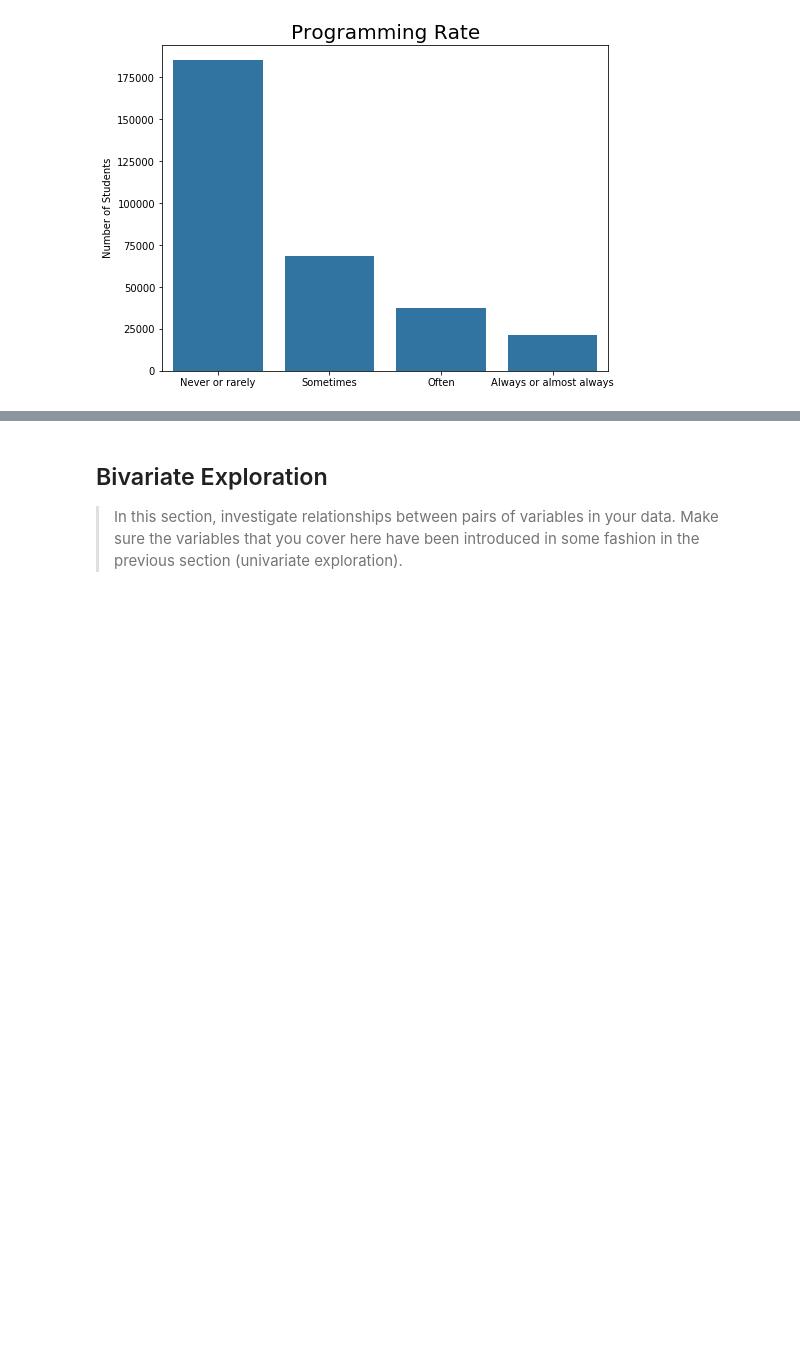
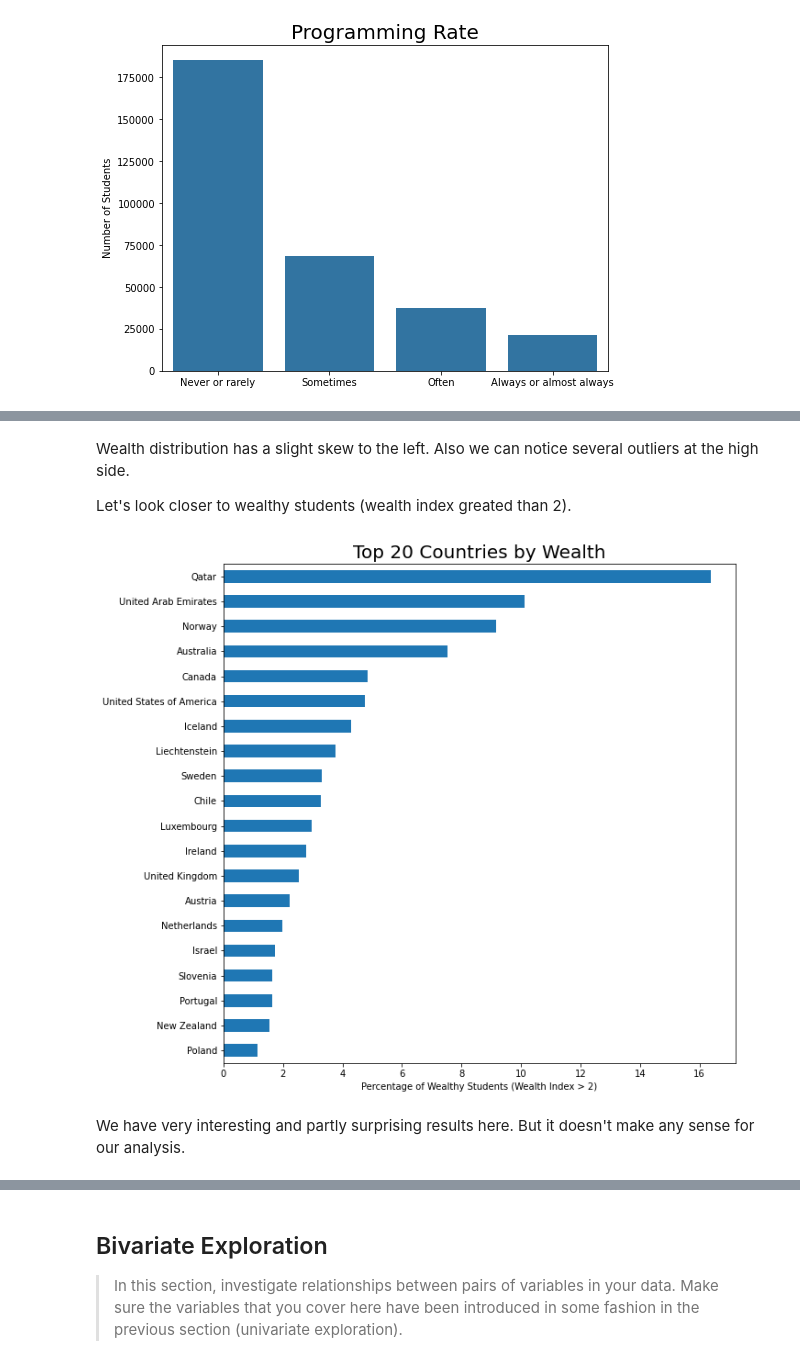
Before and after one commit to yamontv/pisa2012_visualization, a Jupyter notebook: exploration.ipynb, the cells around one changed output, grey strips where cells are left out. Drawn from its saved outputs; the diff is of its cells as text; code cells hidden in the pictures; blank space fills up the shorter version.

```diff
--- a/exploration.ipynb
+++ b/exploration.ipynb
@@ -135,3 +180,30 @@ Distribution looks as it supposed to be. The number of students who likes progra
+# %% [markdown]
+Wealth distribution has a slight skew to the left. Also we can notice several outliers at the high side.
+
+Let's look closer to wealthy students (wealth index greated than 2).
+# %%
+# Create a copy
+df_copy = df.copy()
+
+# Create wealthy property
+df_copy['wealthy'] = df_copy['wealth'] > 2
+
+# Find percentage of wealthy by country
+dep = df_copy.groupby('country').wealthy.mean().mul(100)
+
+# Plot
+plt.figure(figsize=[10, 10])
+dep.sort_values().tail(20).plot(kind='barh')
+plt.title('Top 20 Countries by Wealth', size=20)
+plt.xlabel('Percentage of Wealthy Students (Wealth Index > 2)')
+plt.ylabel(None);
+
+# Save
+plt.savefig('img/top20_wealthy.png', dpi=200, bbox_inches="tight");
+# %% [output]
+[figure, added]
+# %% [markdown]
+We have very interesting and partly surprising results here. But it doesn't make any sense for our analysis.
 # %% [markdown]
 ### Discuss the distribution(s) of your variable(s) of interest. Were there any unusual points? Did you need to perform any transformations?
 
```
Also changed, not shown: parts of 12 cells of this notebook, 7 other files.
